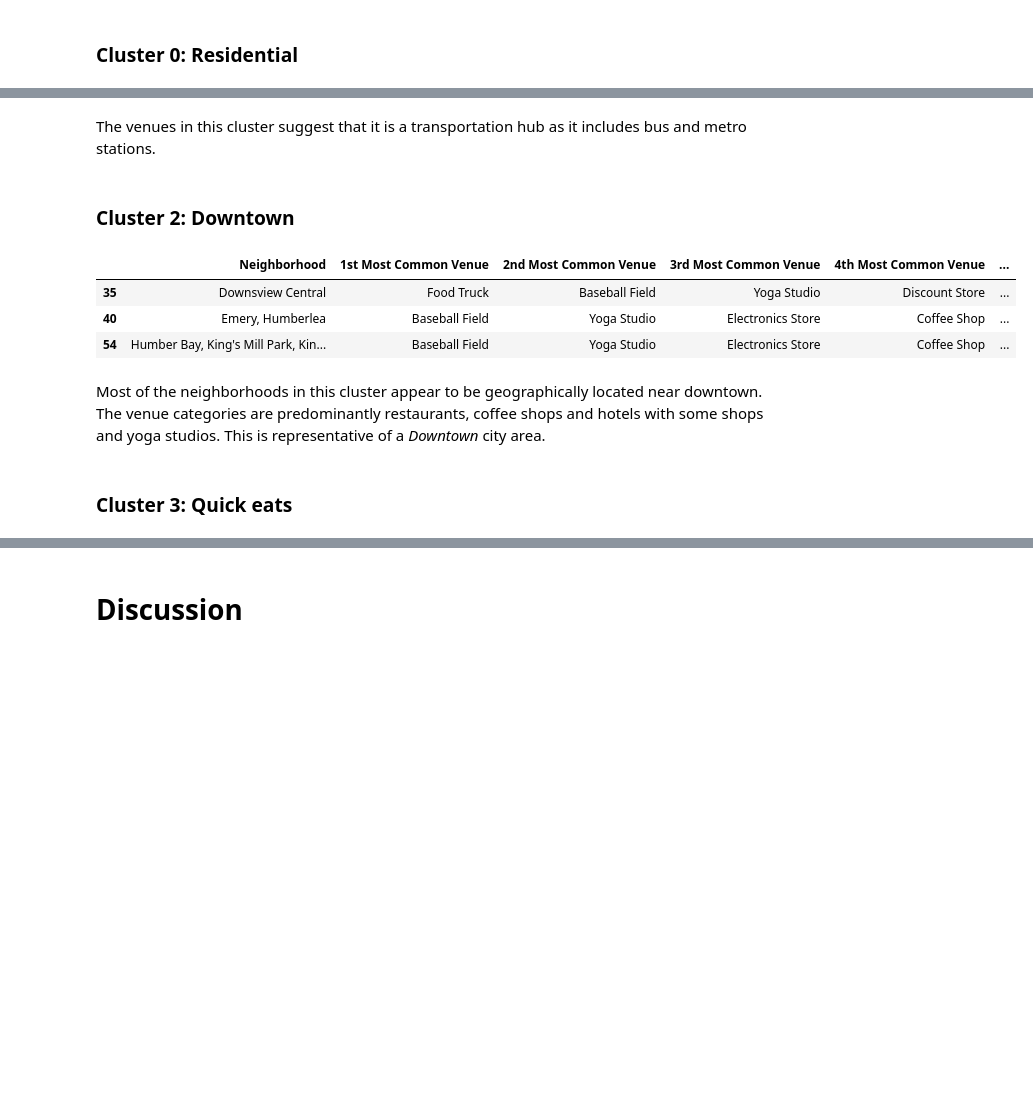
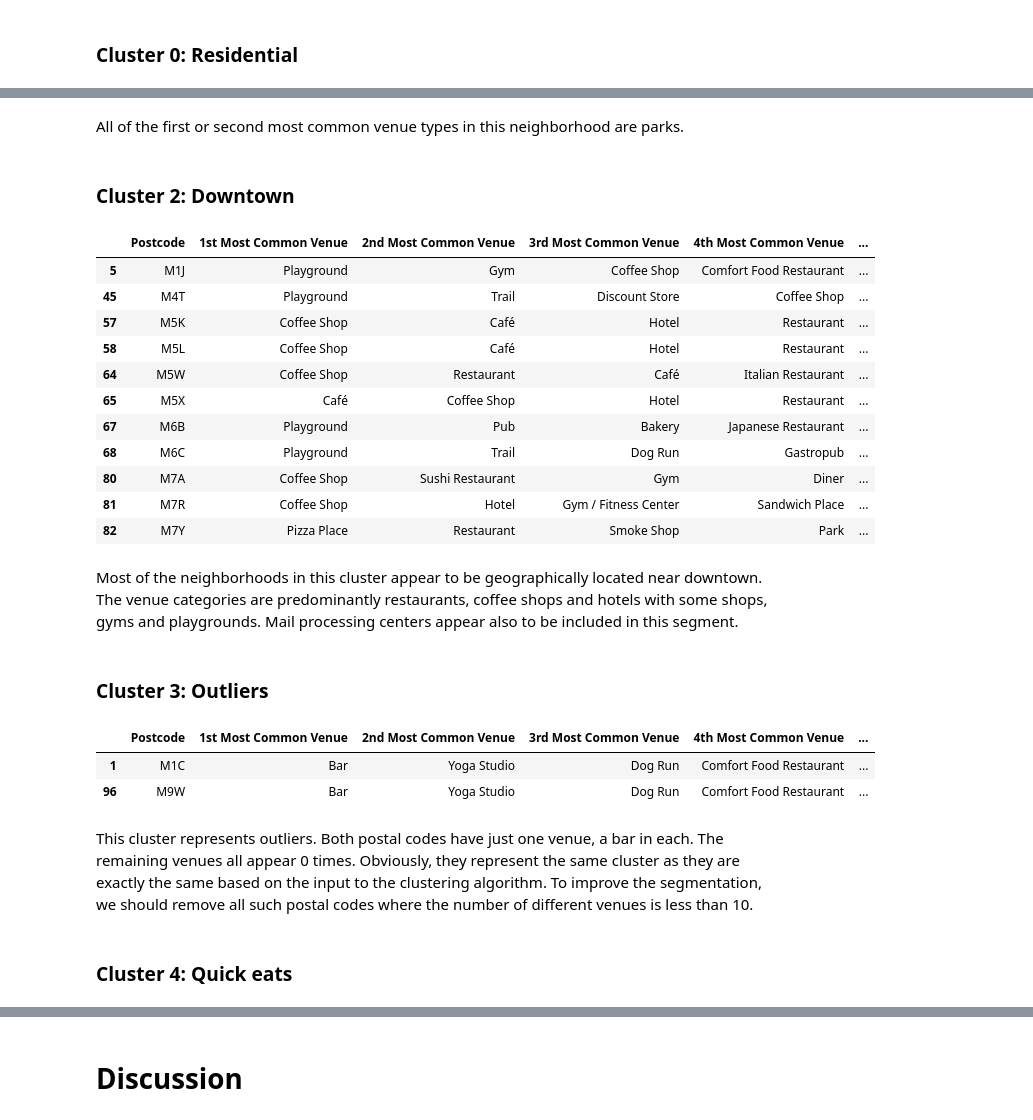
Before and after one commit to mferle/Coursera_Capstone, a Jupyter notebook: Coursera_Capstone_Battle_of_Neighborhoods.ipynb, the cells around one changed output, grey strips where cells are left out. Cells and saved outputs as stored; diff of their text form; code cells hidden in the pictures; blank space fills up the shorter version.

```diff
--- a/Coursera_Capstone_Battle_of_Neighborhoods.ipynb
+++ b/Coursera_Capstone_Battle_of_Neighborhoods.ipynb
@@ -658,3 +658,11 @@ dtype: int64
 ## 4. Cluster Neighborhoods
 # %% [markdown]
 Run *k*-means to cluster the neighborhood into 5 clusters.
+# %%
+#join school counts
+toronto_grouped = toronto_grouped.join(schools_count_pivot.set_index('Postal Code'), on = 'Postcode')
+
+#replace null values with 0
+toronto_grouped['Elementary Normalized'].fillna(0, inplace=True)
+toronto_grouped['Secondary Normalized'].fillna(0, inplace=True)
+toronto_grouped.head()
@@ -660,0 +677,7 @@ Run *k*-means to cluster the neighborhood into 5 clusters.
+# %%
+#join population data
+toronto_grouped = toronto_grouped.join(toronto_population.set_index('Geographic code'), on = 'Postcode')
+
+#replace null values with 0
+toronto_grouped['Percent Occupied'].fillna(0, inplace=True)
+toronto_grouped.head()
@@ -662,7 +693,7 @@ Run *k*-means to cluster the neighborhood into 5 clusters.
 # set number of clusters
 kclusters = 5
 
-toronto_grouped_clustering = toronto_grouped.drop('Neighborhood', 1)
+toronto_grouped_clustering = toronto_grouped.drop('Postcode', 1)
 
 # run k-means clustering
 kmeans = KMeans(n_clusters=kclusters, random_state=0).fit(toronto_grouped_clustering)
@@ -684,7 +715,7 @@ neighborhoods_venues_sorted.insert(0, 'Cluster Labels', kmeans.labels_)
 toronto_merged = neighborhoods_venues_sorted
 
 # merge toronto_grouped with toronto_data to add latitude/longitude for each neighborhood
-toronto_merged = toronto_merged.join(toronto_neighborhoods.set_index('Neighbourhood'), on='Neighborhood')
+toronto_merged = toronto_merged.join(toronto_neighborhoods.set_index('Postcode'), on='Postcode')
 
 toronto_merged.head() # check the last columns!
 # %% [output]
@@ -767,17 +811,36 @@ toronto_cluster1
-# %% [markdown]
-The venues in this cluster suggest that it is a transportation hub as it includes bus and metro stations.
+# %% [markdown]
+All of the first or second most common venue types in this neighborhood are parks.
 # %% [markdown]
 ### Cluster 2: Downtown
 # %%
-toronto_cluster2 = toronto_merged.loc[toronto_merged['Cluster Labels'] == 2, toronto_merged.columns[[1] + list(range(2, toronto_merged.shape[1]-2))]]
+toronto_cluster2 = toronto_merged.loc[toronto_merged['Cluster Labels'] == 2, toronto_merged.columns[[1] + list(range(2, toronto_merged.shape[1]))]]
 toronto_cluster2
 # %% [output]
-|  | Neighborhood | 1st Most Common Venue | 2nd Most Common Venue | 3rd Most Common Venue | 4th Most Common Venue | ... |
-| 35 | Downsview Central | Food Truck | Baseball Field | Yoga Studio | Discount Store | ... |
-| 40 | Emery, Humberlea | Baseball Field | Yoga Studio | Electronics Store | Coffee Shop | ... |
-| 54 | Humber Bay, King's Mill Park, Kin... | Baseball Field | Yoga Studio | Electronics Store | Coffee Shop | ... |
+|  | Postcode | 1st Most Common Venue | 2nd Most Common Venue | 3rd Most Common Venue | 4th Most Common Venue | ... |
+| 5 | M1J | Playground | Gym | Coffee Shop | Comfort Food Restaurant | ... |
+| 45 | M4T | Playground | Trail | Discount Store | Coffee Shop | ... |
+| 57 | M5K | Coffee Shop | Café | Hotel | Restaurant | ... |
+| 58 | M5L | Coffee Shop | Café | Hotel | Restaurant | ... |
+| 64 | M5W | Coffee Shop | Restaurant | Café | Italian Restaurant | ... |
+| 65 | M5X | Café | Coffee Shop | Hotel | Restaurant | ... |
+| 67 | M6B | Playground | Pub | Bakery | Japanese Restaurant | ... |
+| 68 | M6C | Playground | Trail | Dog Run | Gastropub | ... |
+| 80 | M7A | Coffee Shop | Sushi Restaurant | Gym | Diner | ... |
+| 81 | M7R | Coffee Shop | Hotel | Gym / Fitness Center | Sandwich Place | ... |
+| 82 | M7Y | Pizza Place | Restaurant | Smoke Shop | Park | ... |
 # %% [markdown]
-Most of the neighborhoods in this cluster appear to be geographically located near downtown. The venue categories are predominantly restaurants, coffee shops and hotels with some shops and yoga studios. This is representative of a *Downtown* city area.
+Most of the neighborhoods in this cluster appear to be geographically located near downtown. The venue categories are predominantly restaurants, coffee shops and hotels with some shops, gyms and playgrounds. Mail processing centers appear also to be included in this segment.
+# %% [markdown]
+### Cluster 3: Outliers
+# %%
+toronto_cluster3 = toronto_merged.loc[toronto_merged['Cluster Labels'] == 3, toronto_merged.columns[[1] + list(range(2, toronto_merged.shape[1]))]]
+toronto_cluster3
+# %% [output]
+|  | Postcode | 1st Most Common Venue | 2nd Most Common Venue | 3rd Most Common Venue | 4th Most Common Venue | ... |
+| 1 | M1C | Bar | Yoga Studio | Dog Run | Comfort Food Restaurant | ... |
+| 96 | M9W | Bar | Yoga Studio | Dog Run | Comfort Food Restaurant | ... |
+# %% [markdown]
+This cluster represents outliers. Both postal codes have just one venue, a bar in each. The remaining venues all appear 0 times. Obviously, they represent the same cluster as they are exactly the same based on the input to the clustering algorithm. To improve the segmentation, we should remove all such postal codes where the number of different venues is less than 10.
 # %% [markdown]
-### Cluster 3: Quick eats
+### Cluster 4: Quick eats
 # %%
```
Also changed, not shown: parts of 40 cells of this notebook.
